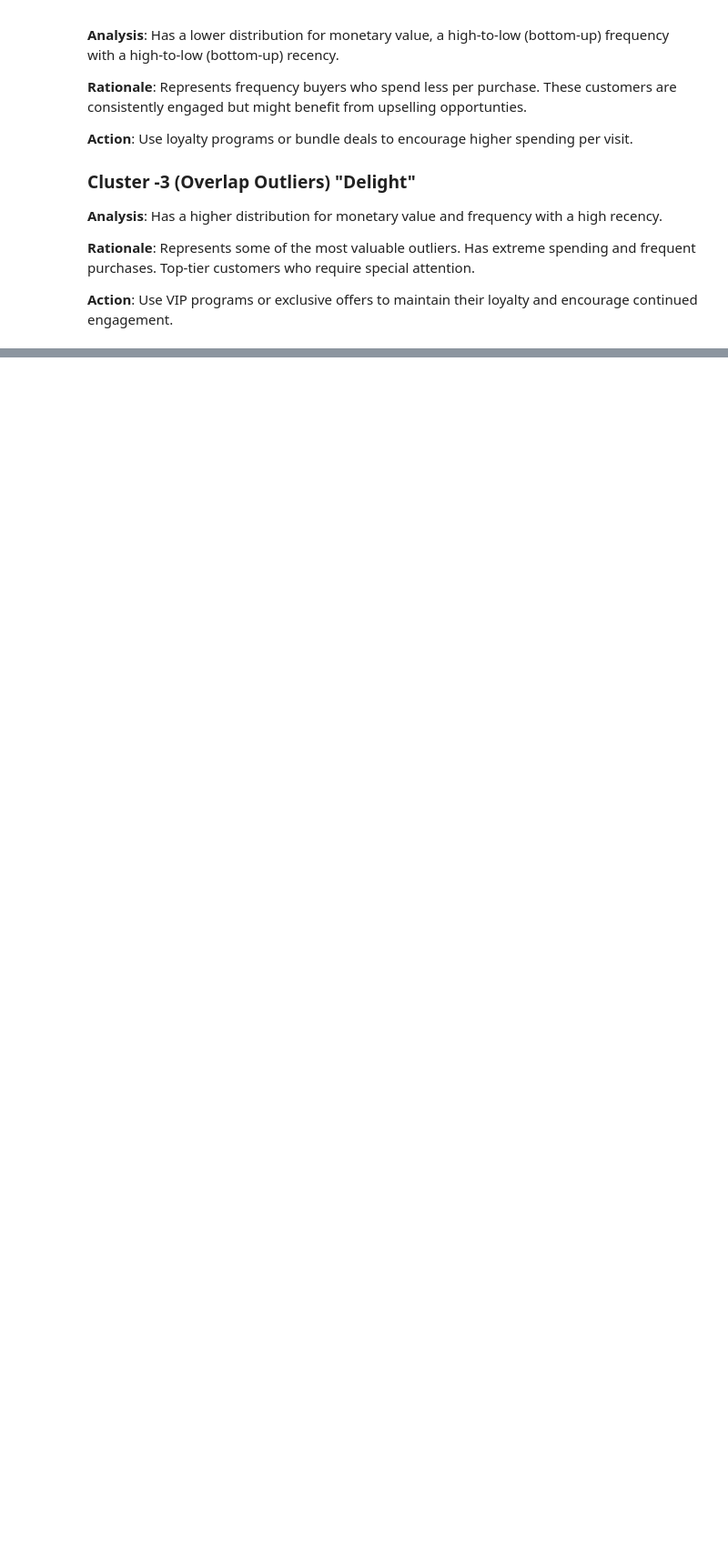
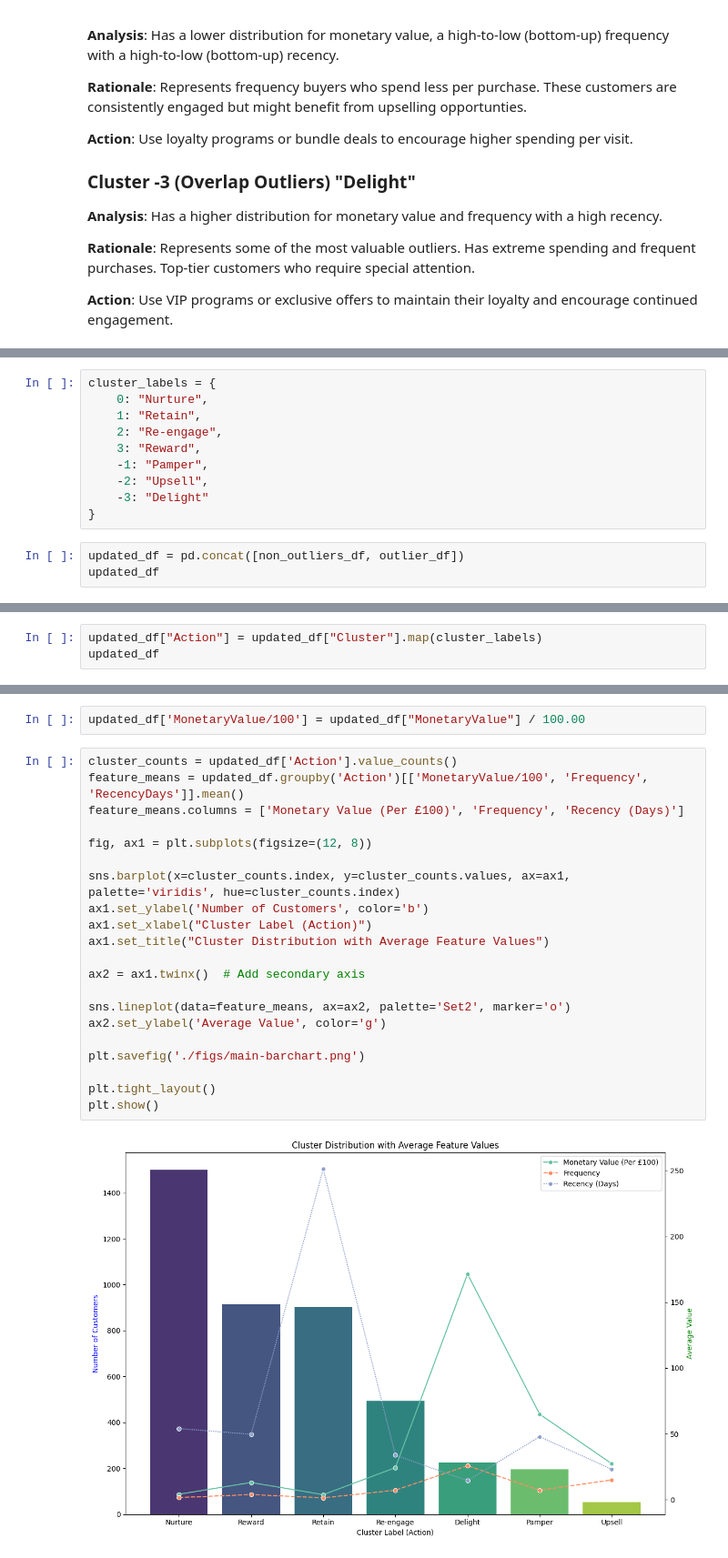
Before and after one commit to Achronus/data-exploration, a Jupyter notebook: retail-customer-analysis/analysis.ipynb, the cells around one changed output, grey strips where cells are left out. Shown at 91% size. Drawn from its saved outputs; the diff is of its cells as text; blank space fills up the shorter version.

```diff
--- a/retail-customer-analysis/analysis.ipynb
+++ b/retail-customer-analysis/analysis.ipynb
@@ -1146,0 +1153,13 @@ Here's what we learn:
+# %%
+cluster_labels = {
+    0: "Nurture",
+    1: "Retain",
+    2: "Re-engage",
+    3: "Reward",
+    -1: "Pamper",
+    -2: "Upsell",
+    -3: "Delight"
+}
+# %%
+updated_df = pd.concat([non_outliers_df, outlier_df])
+updated_df
@@ -1146,0 +1180,3 @@ Here's what we learn:
+# %%
+updated_df["Action"] = updated_df["Cluster"].map(cluster_labels)
+updated_df
@@ -1146,0 +1201,25 @@ Here's what we learn:
+# %%
+updated_df['MonetaryValue/100'] = updated_df["MonetaryValue"] / 100.00
+# %%
+cluster_counts = updated_df['Action'].value_counts()
+feature_means = updated_df.groupby('Action')[['MonetaryValue/100', 'Frequency', 'RecencyDays']].mean()
+feature_means.columns = ['Monetary Value (Per £100)', 'Frequency', 'Recency (Days)']
+
+fig, ax1 = plt.subplots(figsize=(12, 8))
+
+sns.barplot(x=cluster_counts.index, y=cluster_counts.values, ax=ax1, palette='viridis', hue=cluster_counts.index)
+ax1.set_ylabel('Number of Customers', color='b')
+ax1.set_xlabel("Cluster Label (Action)")
+ax1.set_title("Cluster Distribution with Average Feature Values")
+
+ax2 = ax1.twinx()  # Add secondary axis
+
+sns.lineplot(data=feature_means, ax=ax2, palette='Set2', marker='o')
+ax2.set_ylabel('Average Value', color='g')
+
+plt.savefig('./figs/main-barchart.png')
+
+plt.tight_layout()
+plt.show()
+# %% [output]
+[figure, added]
```
Also changed, not shown: parts of 5 cells of this notebook, 2 other files.
